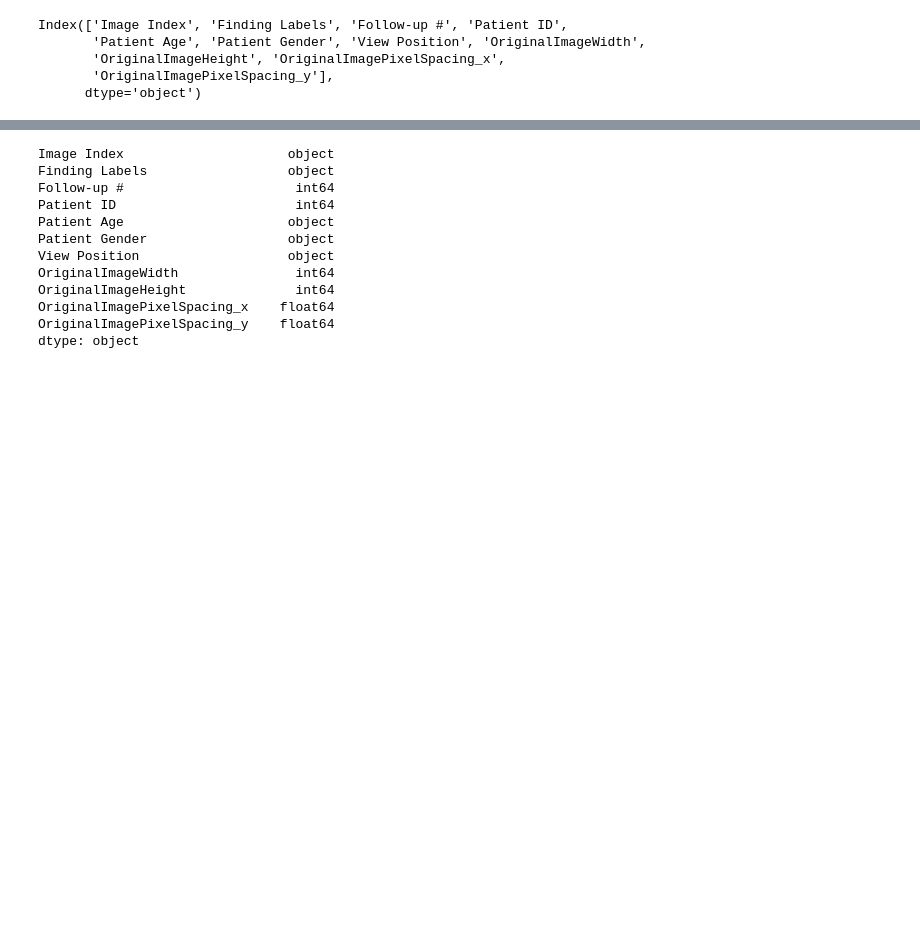
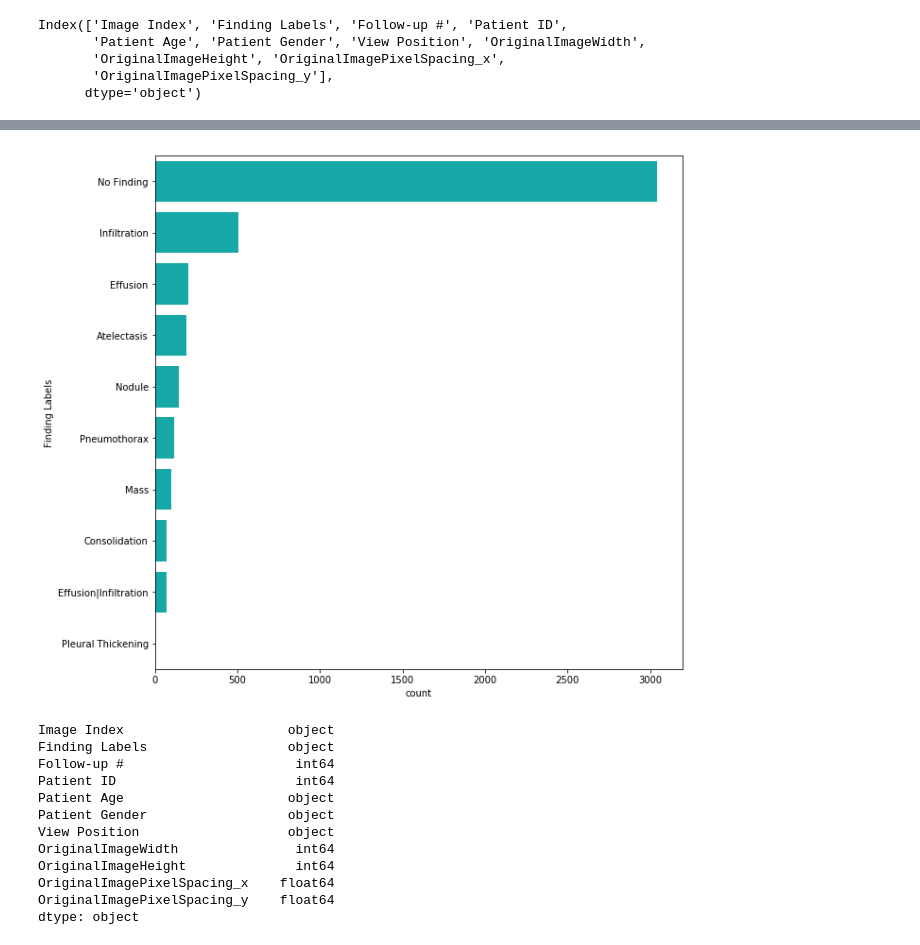
Before and after one commit to alinix1/my-hw-repo, a Jupyter notebook: Final_Project.ipynb, the cells around one changed output, grey strips where cells are left out. Saved outputs shown, nothing was run; the diff lists cells and outputs as text; code cells hidden in the pictures; blank space fills up the shorter version.

```diff
--- a/Final_Project.ipynb
+++ b/Final_Project.ipynb
@@ -120,4 +138,15 @@ Cardiomegaly|Effusion|Nodule                                            1
 Name: Finding Labels, Length: 244, dtype: int64
+# %%
+# Distribution of Disease labels or categories
+# Barplot using countplot () for first ten diseases
+
+import seaborn as sns
+
+f, ax = plt.subplots(figsize=(10, 10))
+sns.countplot(y="Finding Labels", data=labels, order = ['No Finding', 'Infiltration', 'Effusion','Atelectasis', 'Nodule', 'Pneumothorax','Mass', 'Consolidation','Effusion|Infiltration', 'Pleural Thickening'], color="c");
+plt.savefig('findings.png')
+# %% [output]
+[figure, added]
 # %%
 labels.dtypes
 # %% [output]
```
Also changed, not shown: parts of 44 cells of this notebook.
